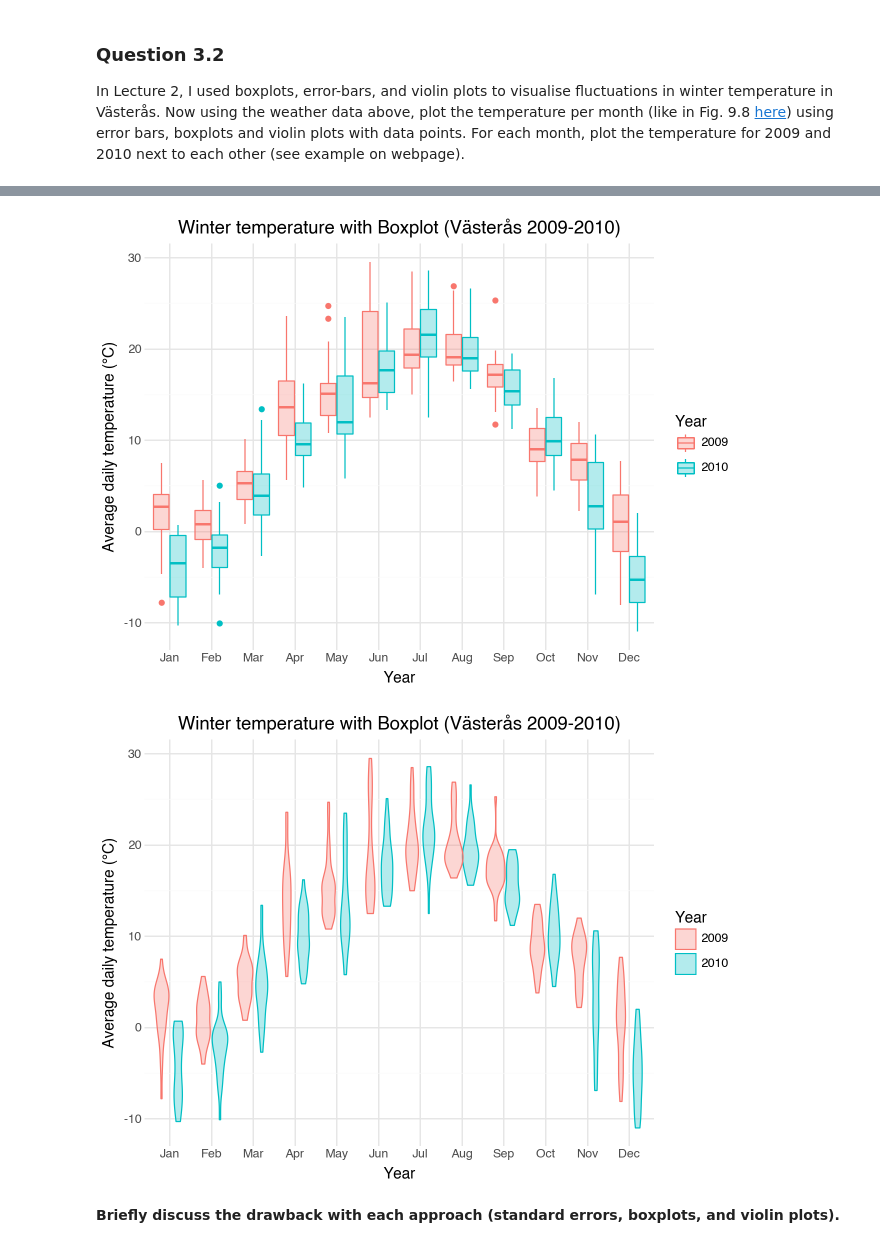
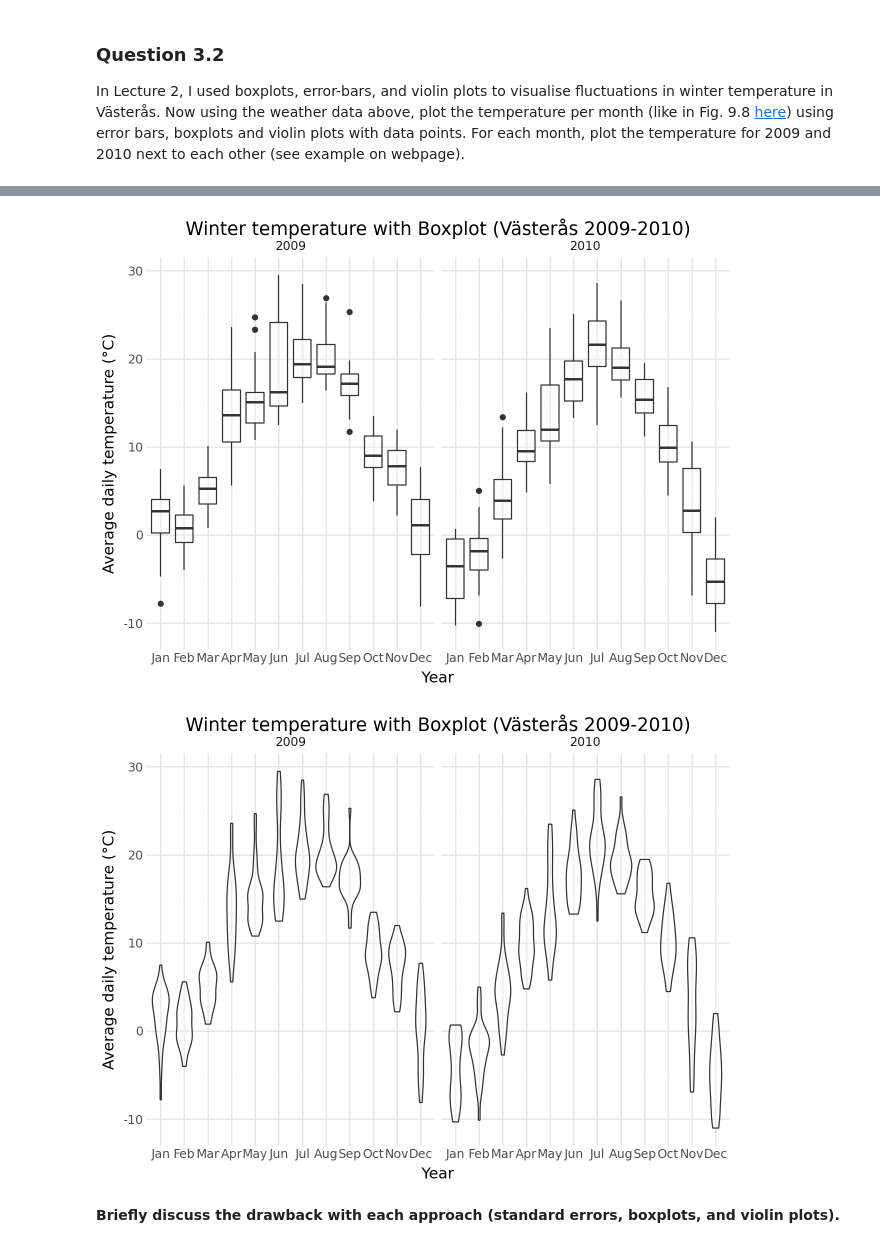
Before and after one commit to Salabud/MVE080-grp10, a Jupyter notebook: Homework1_2025.ipynb, the cells around one changed output, grey strips where cells are left out. Drawn from its saved outputs; the diff is of its cells as text; code cells hidden in the pictures.

Commit message:
Redid graphs, and answered up until 3.3

```diff
--- a/Homework1_2025.ipynb
+++ b/Homework1_2025.ipynb
@@ -240,24 +241,26 @@ ggplot(summary, aes(x="month", y="mean_temp", color="Year"))
 # %%
 # Insert code here using boxplots
 (
-ggplot(tidy_weather, aes(x="month", y="Temperature", color="Year", fill="Year"))
+ggplot(tidy_weather, aes(x="month", y="Temperature"))
 + geom_boxplot(position=position_dodge(width=0.8), alpha=0.3)
++ facet_wrap("~Year")
 + labs(y = "Average daily temperature (°C)", x = "Year", title="Winter temperature with Boxplot (Västerås 2009-2010)")
 + theme_minimal()
 )
 # Remember to print the visual
 # %% [output]
-[figure, old version]
+[figure, new version]
 # %%
 # Insert code here using violin plot with dots
 (
-ggplot(tidy_weather, aes(x="month", y="Temperature", color="Year", fill="Year"))
+ggplot(tidy_weather, aes(x="factor(month)", y="Temperature"))
 + geom_violin(position=position_dodge(width=0.8), alpha=0.3)
++ facet_wrap("~Year")
 + labs(y = "Average daily temperature (°C)", x = "Year", title="Winter temperature with Boxplot (Västerås 2009-2010)")
 + theme_minimal()
 )
 # Remember to print the visual
 # %% [output]
-[figure, old version]
+[figure, new version]
 # %% [markdown]
 **Briefly discuss the drawback with each approach (standard errors, boxplots, and violin plots).**
```
Also changed, not shown: parts of 7 cells of this notebook.
